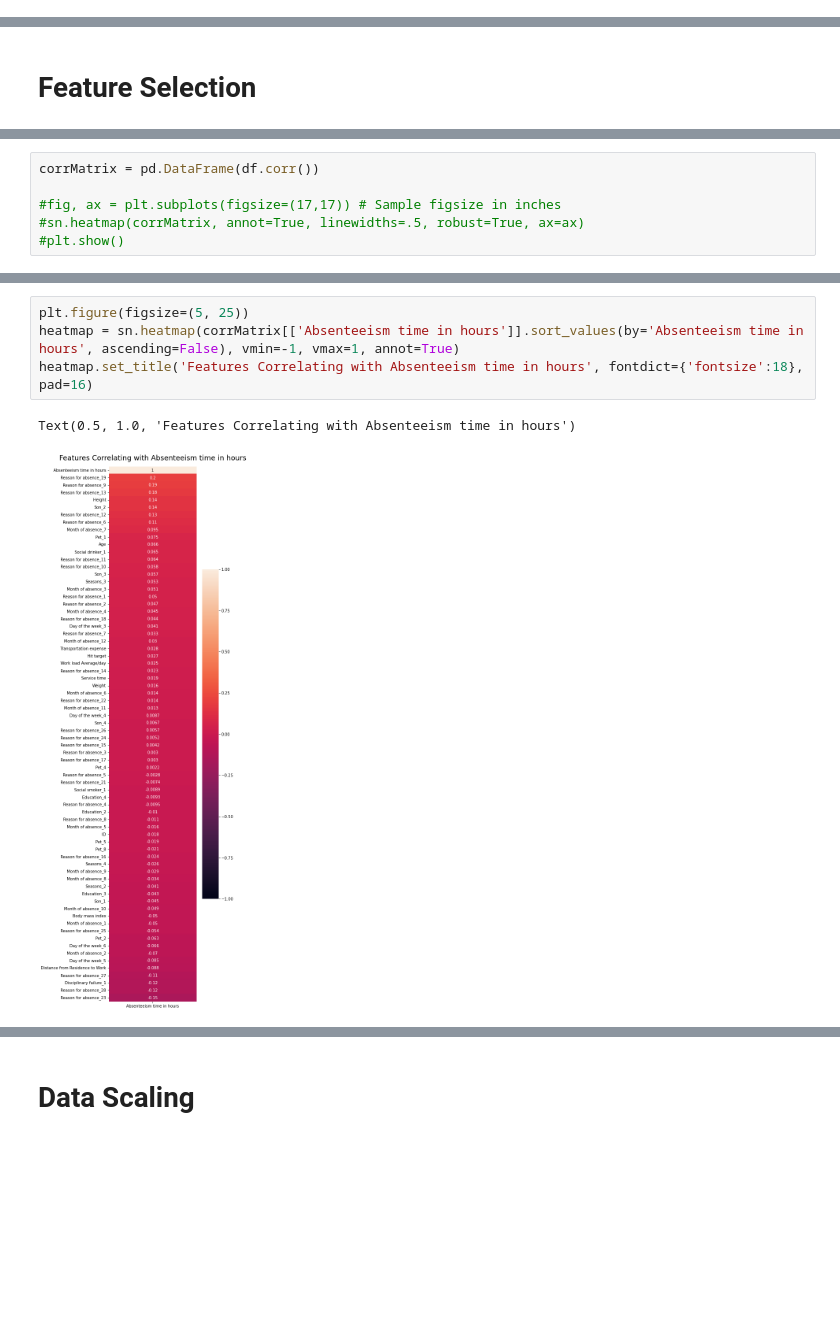
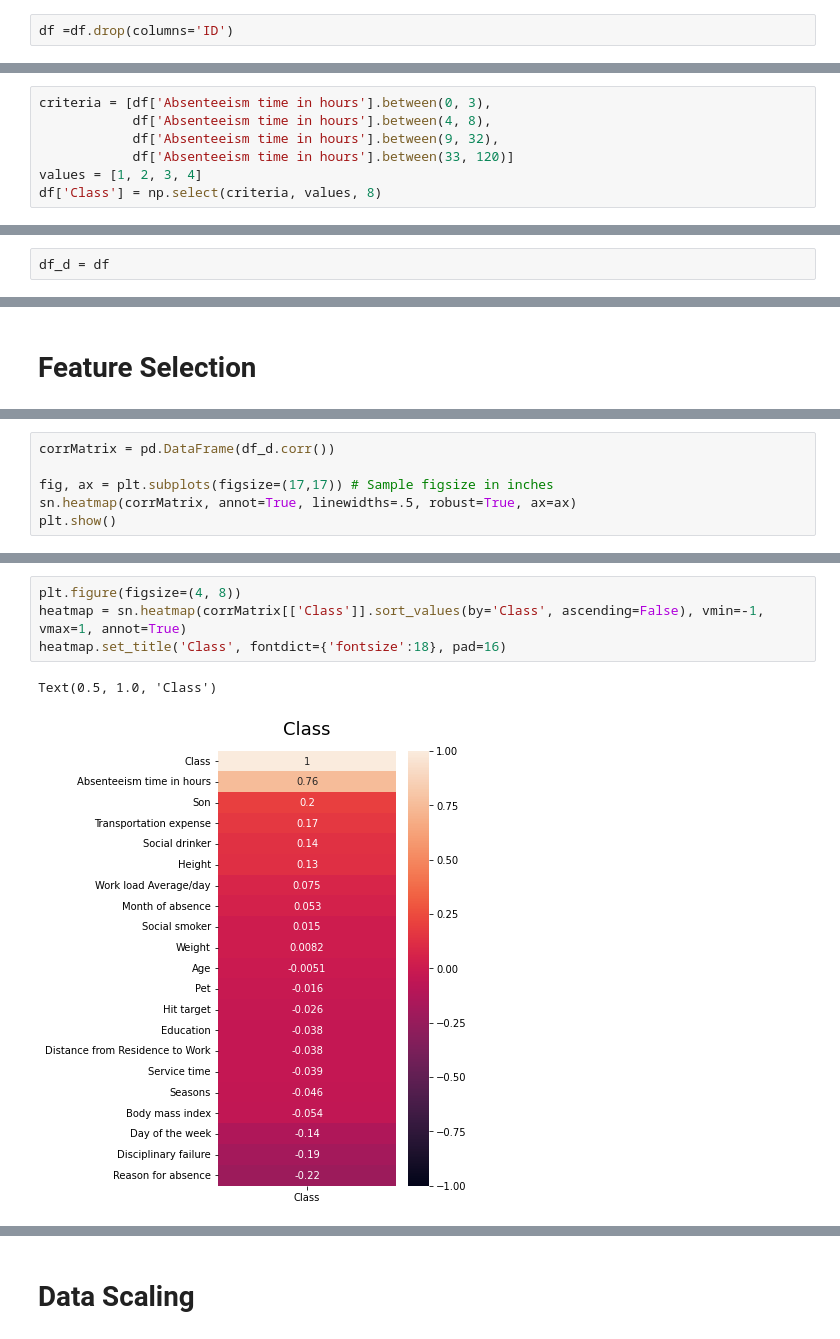
Before and after one commit to dmitriiannenkov/ml_hw_2, a Jupyter notebook: ML_Homework2_da1736.ipynb, the cells around one changed output, grey strips where cells are left out. Drawn from its saved outputs; the diff is of its cells as text; blank space fills up the shorter version.

```diff
--- a/ML_Homework2_da1736.ipynb
+++ b/ML_Homework2_da1736.ipynb
@@ -109,6 +113,8 @@ plt.grid()
 plt.show()
 # %% [output]
 [figure]
+# %%
+df =df.drop(columns='ID')
 # %%
 df['Reason for absence'].plot(kind='hist')
 plt.title('Reason for absence')
@@ -306,0 +317,7 @@ sns.catplot(kind='box', data=df, orient='h', height=7.5, aspect=2)
+# %%
+criteria = [df['Absenteeism time in hours'].between(0, 3),
+            df['Absenteeism time in hours'].between(4, 8),
+            df['Absenteeism time in hours'].between(9, 32),
+            df['Absenteeism time in hours'].between(33, 120)]
+values = [1, 2, 3, 4]
+df['Class'] = np.select(criteria, values, 8)
@@ -306,0 +333,2 @@ sns.catplot(kind='box', data=df, orient='h', height=7.5, aspect=2)
+# %%
+df_d = df
@@ -315,6 +353,6 @@ df = pd.get_dummies(df, columns=categorical_attributes, drop_first=True)
 # %%
-corrMatrix = pd.DataFrame(df.corr())
+corrMatrix = pd.DataFrame(df_d.corr())
 
-#fig, ax = plt.subplots(figsize=(17,17)) # Sample figsize in inches
-#sn.heatmap(corrMatrix, annot=True, linewidths=.5, robust=True, ax=ax)
-#plt.show()
+fig, ax = plt.subplots(figsize=(17,17)) # Sample figsize in inches
+sn.heatmap(corrMatrix, annot=True, linewidths=.5, robust=True, ax=ax)
+plt.show()
@@ -337,8 +361,8 @@ corrMatrix
 # %%
-plt.figure(figsize=(5, 25))
-heatmap = sn.heatmap(corrMatrix[['Absenteeism time in hours']].sort_values(by='Absenteeism time in hours', ascending=False), vmin=-1, vmax=1, annot=True)
-heatmap.set_title('Features Correlating with Absenteeism time in hours', fontdict={'fontsize':18}, pad=16)
+plt.figure(figsize=(4, 8))
+heatmap = sn.heatmap(corrMatrix[['Class']].sort_values(by='Class', ascending=False), vmin=-1, vmax=1, annot=True)
+heatmap.set_title('Class', fontdict={'fontsize':18}, pad=16)
 # %% [output]
-Text(0.5, 1.0, 'Features Correlating with Absenteeism time in hours')
+Text(0.5, 1.0, 'Class')
-[figure, old version]
+[figure, new version]
 # %%
```
Also changed, not shown: parts of 46 cells of this notebook.
